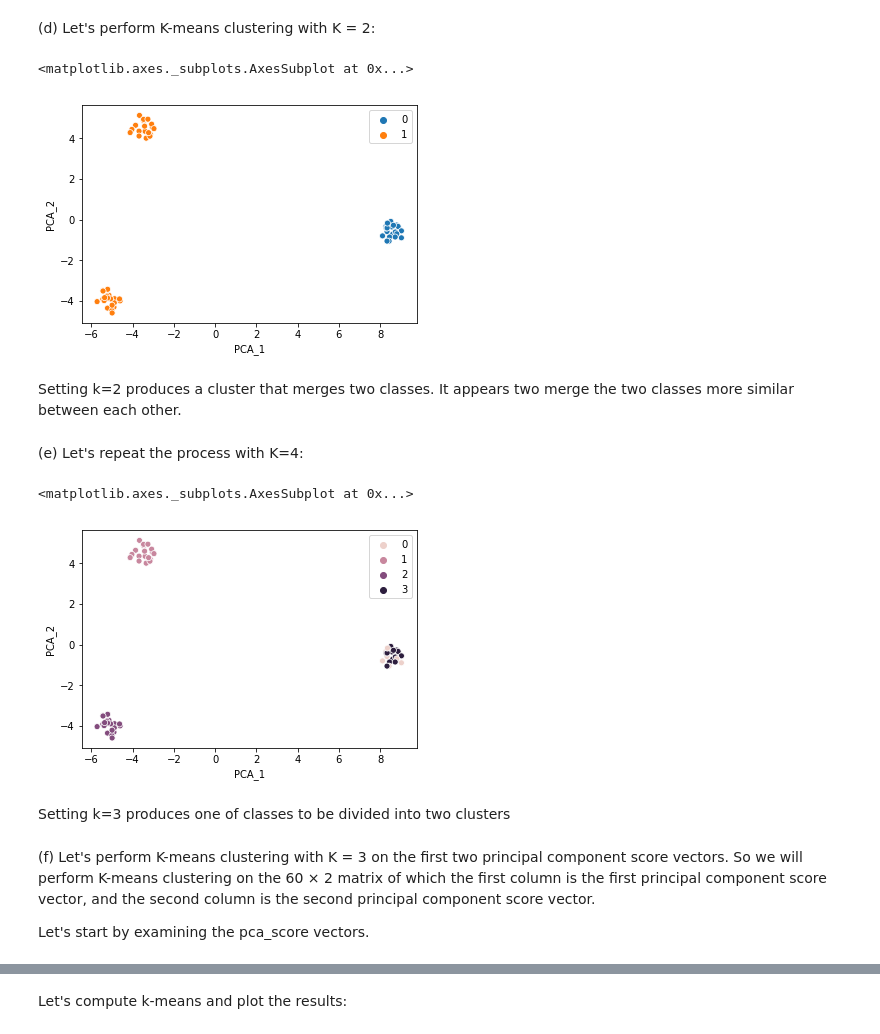
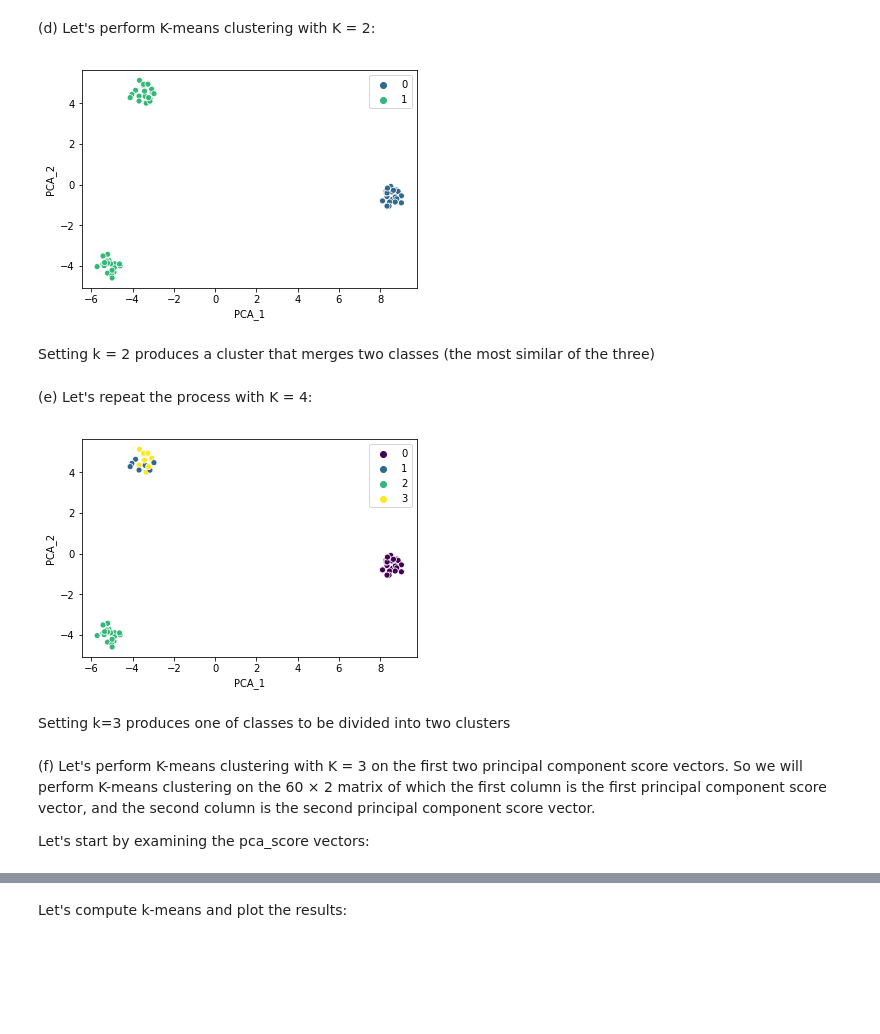
Before and after one commit to martinagvilas/intro_stat_learning, a Jupyter notebook: notebooks/ch10_exercises.ipynb, the cells around one changed output, grey strips where cells are left out. Saved outputs shown, nothing was run; the diff lists cells and outputs as text; code cells hidden in the pictures; blank space fills up the shorter version.

```diff
--- a/notebooks/ch10_exercises.ipynb
+++ b/notebooks/ch10_exercises.ipynb
@@ -377,9 +351,9 @@ sns.scatterplot(pca_score_vectors_df_2.iloc[:,0], pca_score_vectors_df_2.iloc[:,
 from sklearn.cluster import KMeans
 # %%
 # Compute k-means
-kmeans = KMeans(n_clusters=3, n_init=20)
-kmeans.fit(X_2)
-kmeans_labels = (kmeans.labels_).tolist()
+kmeans_3 = KMeans(n_clusters=3, n_init=20)
+kmeans_3.fit(X_2)
+kmeans_3_labels = (kmeans_3.labels_).tolist()
 # %% [markdown]
 Let's compare the real class labels with those found by k-means:
 # %%
@@ -410,35 +385,37 @@ As shown, K-means found the real clusters in the data
 (d) Let's perform K-means clustering with K = 2:
 # %%
 # Compute k-means
-kmeans = KMeans(n_clusters=2, n_init=20)
-kmeans.fit(X_2)
-kmeans_labels = (kmeans.labels_).tolist()
+kmeans_2 = KMeans(n_clusters=2, n_init=20)
+kmeans_2.fit(X_2)
+kmeans_2_labels = (kmeans_2.labels_).tolist()
 
 # Plot
-sns.scatterplot(pca_score_vectors_df_2.iloc[:,0], pca_score_vectors_df_2.iloc[:,1], hue=kmeans_labels)
+sns.scatterplot(pca_score_vectors_df_2.iloc[:,0], pca_score_vectors_df_2.iloc[:,1],
+                hue=kmeans_2_labels,
+                palette='viridis');
 # %% [output]
-<matplotlib.axes._subplots.AxesSubplot at 0x...>
-[figure, old version]
+[figure, new version]
 # %% [markdown]
-Setting k=2 produces a cluster that merges two classes. It appears two merge the two classes more similar between each other.
+Setting k = 2 produces a cluster that merges two classes (the most similar of the three)
 # %% [markdown]
-(e) Let's repeat the process with K=4:
+(e) Let's repeat the process with K = 4:
 # %%
 # Compute k-means
-kmeans = KMeans(n_clusters=4, n_init=20)
-kmeans.fit(X_2)
-kmeans_labels = (kmeans.labels_).tolist()
+kmeans_4 = KMeans(n_clusters=4, n_init=20)
+kmeans_4.fit(X_2)
+kmeans_4_labels = (kmeans_4.labels_).tolist()
 
 # Plot
-sns.scatterplot(pca_score_vectors_df_2.iloc[:,0], pca_score_vectors_df_2.iloc[:,1], hue=kmeans_labels)
+sns.scatterplot(pca_score_vectors_df_2.iloc[:,0], pca_score_vectors_df_2.iloc[:,1],
+                hue=kmeans_4_labels,
+                palette='viridis');
 # %% [output]
-<matplotlib.axes._subplots.AxesSubplot at 0x...>
-[figure, old version]
+[figure, new version]
 # %% [markdown]
 Setting k=3 produces one of classes to be divided into two clusters
 # %% [markdown]
 (f) Let's perform K-means clustering with K = 3 on the first two principal component score vectors. So we will perform K-means clustering on the 60 × 2 matrix of which the first column is the first principal component score vector, and the second column is the second principal component score vector.
 
-Let's start by examining the pca_score vectors.
+Let's start by examining the pca_score vectors:
 # %%
 # Print principal component score vectors
```
Also changed, not shown: parts of 50 cells of this notebook.
